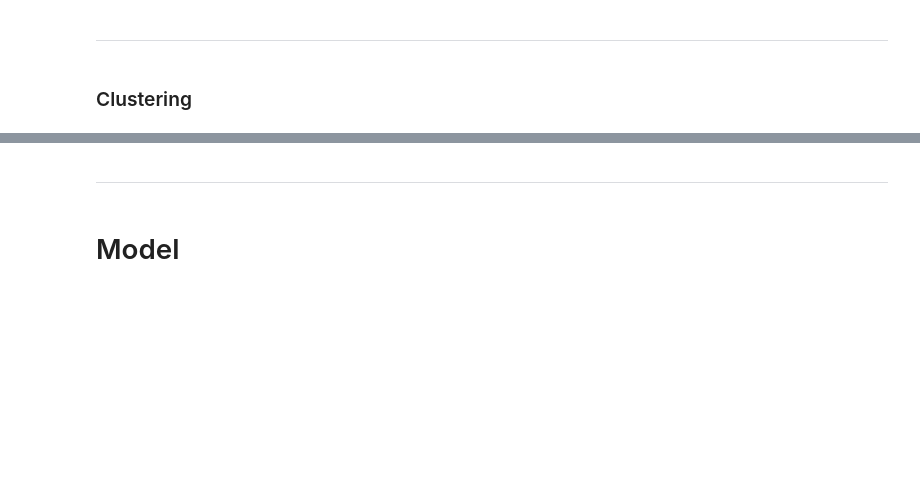
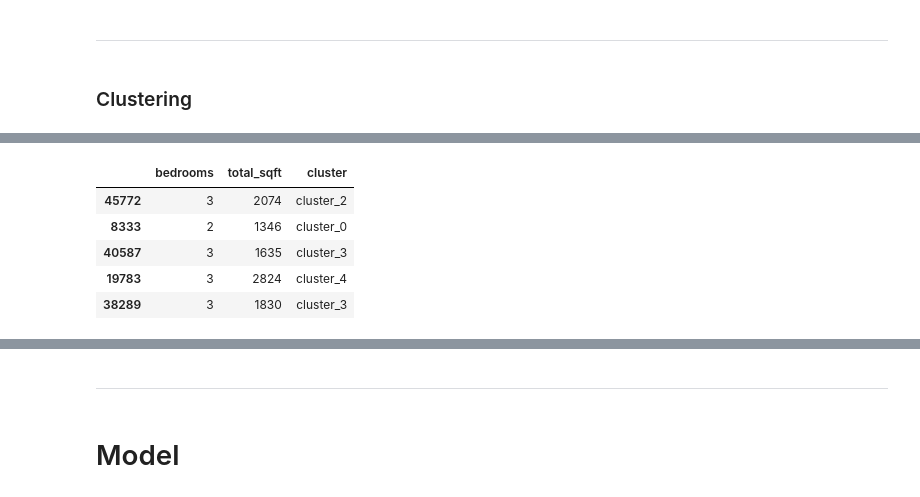
Before and after one commit to natasharivers/Zillow_Clustering_Project, a Jupyter notebook: Notebook.ipynb, the cells around one changed output, grey strips where cells are left out. Saved outputs shown, nothing was run; the diff lists cells and outputs as text; code cells hidden in the pictures; blank space fills up the shorter version.

```diff
--- a/Notebook.ipynb
+++ b/Notebook.ipynb
@@ -509,0 +519,11 @@ zillow['cluster'] = kmeans.predict(X)
+# %%
+#pass on a string for contrasting colors
+X['cluster'] = 'cluster_' + X.cluster.astype(str)
+X.head()
+# %% [output]
+|  | bedrooms | total_sqft | cluster |
+| 45772 | 3 | 2074 | cluster_2 |
+| 8333 | 2 | 1346 | cluster_0 |
+| 40587 | 3 | 1635 | cluster_3 |
+| 19783 | 3 | 2824 | cluster_4 |
+| 38289 | 3 | 1830 | cluster_3 |
```
Also changed, not shown: parts of 14 cells of this notebook.
